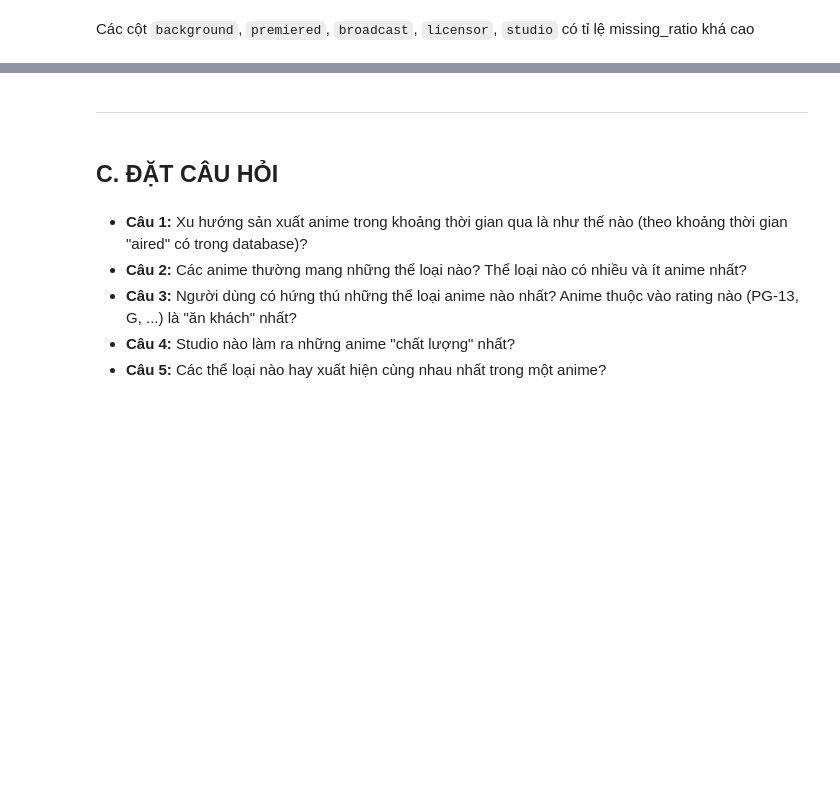
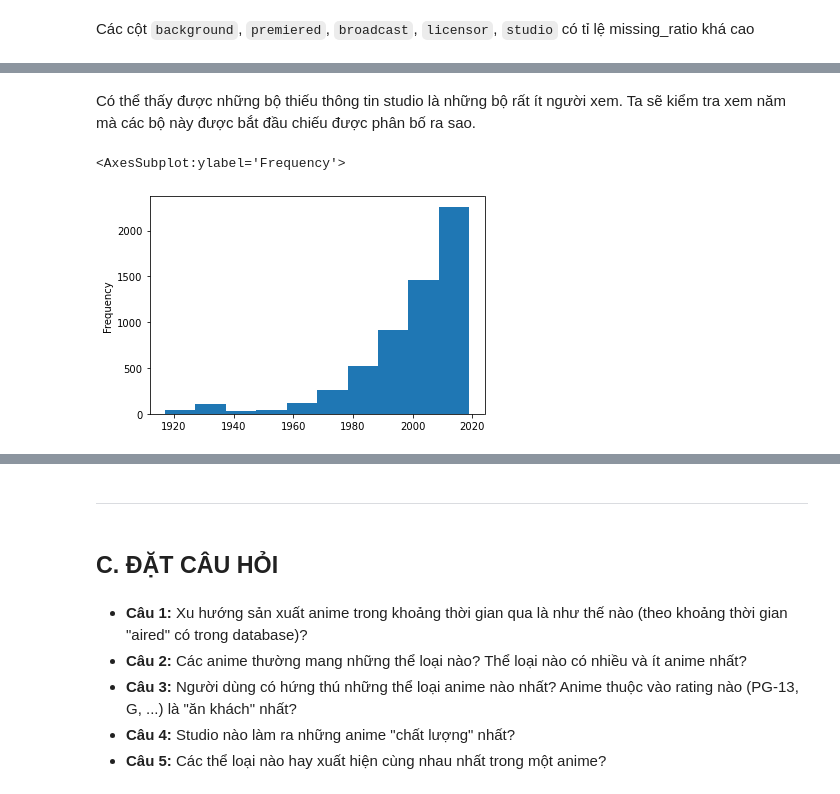
Before and after one commit to hungngocphat01/HCMUS-IntroDataSc-FinalProj, a Jupyter notebook: FINAL.ipynb, the cells around one changed output, grey strips where cells are left out. Drawn from its saved outputs; the diff is of its cells as text; code cells hidden in the pictures; blank space fills up the shorter version.

Commit message:
EDA for studio, data prep minor changes

```diff
--- a/FINAL.ipynb
+++ b/FINAL.ipynb
@@ -521,0 +575,3 @@ animes_df
+# %%
+missing_studio_df = animes_df[animes_df.studio.isna()]
+missing_studio_df.sample(10)
@@ -521,0 +609,9 @@ animes_df
+# %% [markdown]
+Có thể thấy được những bộ thiếu thông tin studio là những bộ rất ít người xem. Ta sẽ kiểm tra xem năm mà các bộ này được bắt đầu chiếu được phân bố ra sao.
+# %%
+missing_studio_df.aired_from.dt.year.plot(
+    kind='hist'
+)
+# %% [output]
+<AxesSubplot:ylabel='Frequency'>
+[figure, added]
```
Also changed, not shown: parts of 29 cells of this notebook.
